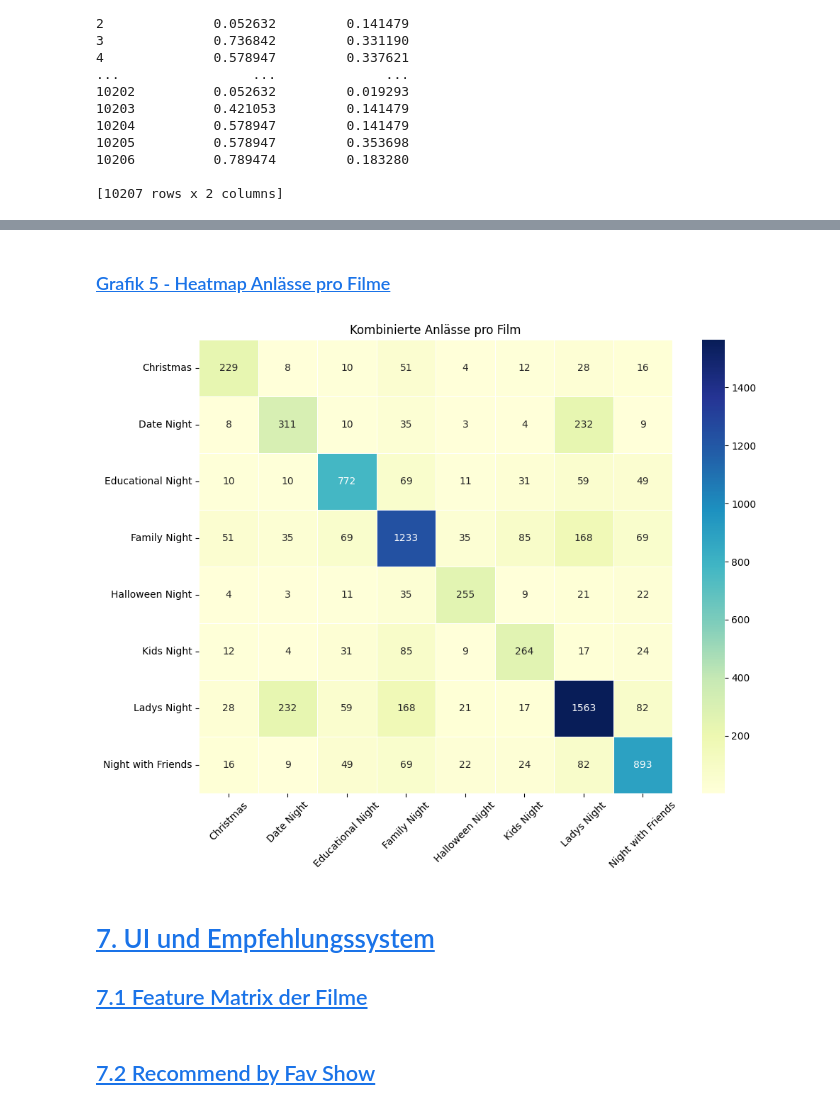
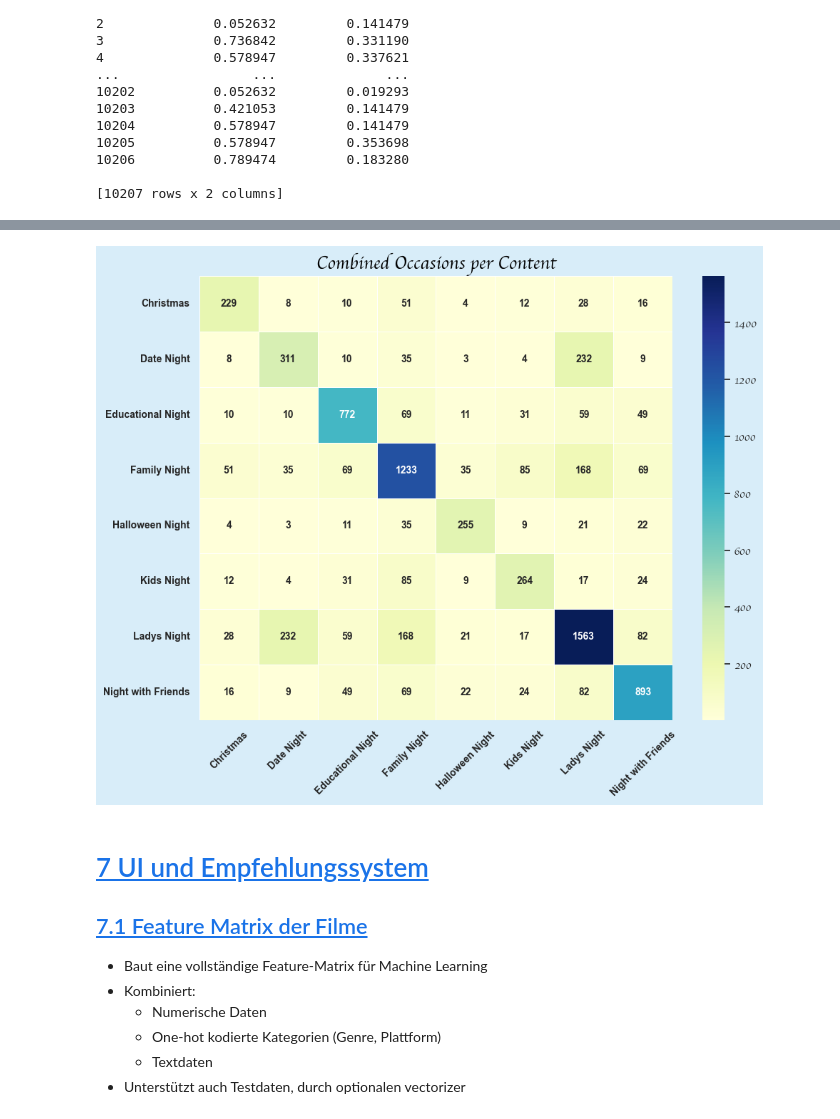
Before and after one commit to zobe03/Data_Exploration_Project, a Jupyter notebook: 3_Clean/Data_Exploration_Project.ipynb, the cells around one changed output, grey strips where cells are left out. Saved outputs shown, nothing was run; the diff lists cells and outputs as text; code cells hidden in the pictures.

```diff
--- a/3_Clean/Data_Exploration_Project.ipynb
+++ b/3_Clean/Data_Exploration_Project.ipynb
@@ -2076,23 +1928,24 @@ Nutzt: duration, agerating, TF-IDF von title und description.
 # %%
 def train_multilabel_anlass_model(df, tfidf_desc, tfidf_title):
     """
-    Trainiert ein RandomForest-Modell zur Anlass-Vorhersage.
-    Nutzt nur: TF-IDF für Titel & Beschreibung, Dauer, Altersfreigabe (ohne Genre).
+    Trainiert ein RandomForest-Modell zur Vorhersage von 'Anlässen' (Multilabel-Setup).
+    Verwendet als Eingaben:
+        - TF-IDF-Matrizen für Titel & Beschreibung
+        - Skalierte Dauer & Altersfreigabe
     """
+    # Filme herausfiltern, die mindestens einen Anlass haben
     df_train = df[df["anlass_rule"].apply(lambda x: isinstance(x, list) and len(x) > 0)].copy()
 
-    # Ziel-Matrix erzeugen (z. B. 1000 Zeilen x 8 Anlässe)
     mlb = MultiLabelBinarizer()
     y = mlb.fit_transform(df_train["anlass_rule"])
 
-    # Merken für später:
     anlass_labels = mlb.classes_
 
-    # Features: Dauer + Alter + TF-IDF
     numeric_features = df_train[["duration_scaled", "agerating_scaled"]]
     tfidf_desc_train = tfidf_desc[df_train.index]
     tfidf_title_train = tfidf_title[df_train.index]
 
+    # Feature Matrix: Dauer + Alter + TF-IDF Beshcreibung # TF-IDF Titel
     X = hstack([
         sp.csr_matrix(numeric_features.values),
         tfidf_desc_train,
@@ -2101,12 +1954,15 @@ def train_multilabel_anlass_model(df, tfidf_desc, tfidf_title):
 
     # Train-Test-Split mit Index zuordnung
     X_train, X_test, y_train, y_test, idx_train, idx_test = train_test_split(
-    X, y, df_train.index, test_size=0.2, random_state=42)
+        X, y, df_train.index, test_size=0.2, random_state=42)
+
     model = OneVsRestClassifier(RandomForestClassifier(random_state=42, class_weight="balanced"))
+
+    # Modell trainieren
     model.fit(X_train, y_train)
 
+    # Vorhersagen (binär) + Wahrscheinlichkeiten (für ROC)
     y_pred = model.predict(X_test)
-    # Wahrscheinlichkeiten (für ROC)
     y_score = model.predict_proba(X_test)
 
 
@@ -2116,8 +1972,6 @@ def train_multilabel_anlass_model(df, tfidf_desc, tfidf_title):
 
     # Klassenspezifische Metriken extrahieren
     prec, rec, f1, _ = precision_recall_fscore_support(y_test, y_pred, average=None, zero_division=0)
-    labels = mlb.classes_
-
     macro_f1 = f1_score(y_test, y_pred, average="macro", zero_division=0)
     print(f"🎯 Macro-F1 Multilabel: {macro_f1:.3f}")
 
@@ -2530,33 +2359,62 @@ Unterschied zwischen anlass_rule und anlass_final
-# %% [markdown]
-### <a id='toc8_4_5_'></a>[Grafik 5 - Heatmap Anlässe pro Filme](#toc0_)
 # %%
-# Sicherstellen, dass alle Einträge Listen sind (auch Einzelzuweisungen)
+# Sicherstellen, dass alle Einträge Listen sind
 df["anlass_rule"] = df["anlass_rule"].apply(
     lambda x: x if isinstance(x, list) else [x] if pd.notna(x) else []
 )
 
 # Multi-Label-Binarisierung (Anlässe als Spalten)
 mlb_anlass = MultiLabelBinarizer()
 anlass_matrix = pd.DataFrame(
     mlb_anlass.fit_transform(df["anlass_rule"]),
     columns=mlb_anlass.classes_,
     index=df.index
 )
 
 # Co-Occurrence-Matrix berechnen: wie oft kommen zwei Anlässe zusammen in einem Film vor?
 co_occurrence = anlass_matrix.T.dot(anlass_matrix)
 
-# Heatmap zeichnen
-plt.figure(figsize=(10, 8))
-sns.heatmap(co_occurrence, annot=True, fmt="d", cmap="YlGnBu", linewidths=0.5)
-plt.title("Kombinierte Anlässe pro Film")
+# Heatmap
+plt.figure(figsize=(10, 8), facecolor='#D8EDF9')  #
+ax = sns.heatmap(
+    co_occurrence,
+    annot=True,
+    fmt="d",
+    cmap="YlGnBu",
+    linewidths=0.5,
+    annot_kws={
+        'weight': 'bold',
+        'fontsize': 10,
+        'fontfamily': 'sans-serif'
+    }
+)
+
+# Titel und Achsen
+plt.title("Combined Occasions per Content", fontsize=18, family='cursive', color='black', loc='center')
+
 plt.xticks(rotation=45)
 plt.yticks(rotation=0)
+
+bold_font = fm.FontProperties(family='sans-serif', weight='bold', size=10)
+for label in ax.get_xticklabels():
+    label.set_fontproperties(bold_font)
+for label in ax.get_yticklabels():
+    label.set_fontproperties(bold_font)
+
+# Plot-Hintergrund einfärben
+ax.set_facecolor('#D8EDF9')
+
 plt.tight_layout()
 plt.show()
 # %% [output]
-[figure, old version]
+[figure, new version]
 # %% [markdown]
-# <a id='toc9_'></a>[7. UI und Empfehlungssystem](#toc0_)
-## <a id='toc9_1_'></a>[7.1 Feature Matrix der Filme](#toc0_)
+# <a id='toc10_'></a>[7 UI und Empfehlungssystem](#toc0_)
+## <a id='toc10_1_'></a>[7.1 Feature Matrix der Filme](#toc0_)
+
+- Baut eine vollständige Feature-Matrix für Machine Learning
+- Kombiniert:
+    - Numerische Daten
+    - One-hot kodierte Kategorien (Genre, Plattform)
+    - Textdaten
+- Unterstützt auch Testdaten, durch optionalen vectorizer
 # %%
@@ -2580,5 +2445,3 @@ def build_feature_matrix(df: pd.DataFrame, vectorizer=None):
     # Rückgabe: Matrix, Vektorizer, Genre-Matrix, TFIDF, "Anlass"-Textvektor
     genre_matrix = sp.csr_matrix(df[genre_cols].values)
     return full_matrix, vectorizer, genre_matrix, tfidf_matrix
-# %% [markdown]
-## <a id='toc9_2_'></a>[7.2 Recommend by Fav Show](#toc0_)
```
Also changed, not shown: parts of 110 cells of this notebook, 8 other files.
